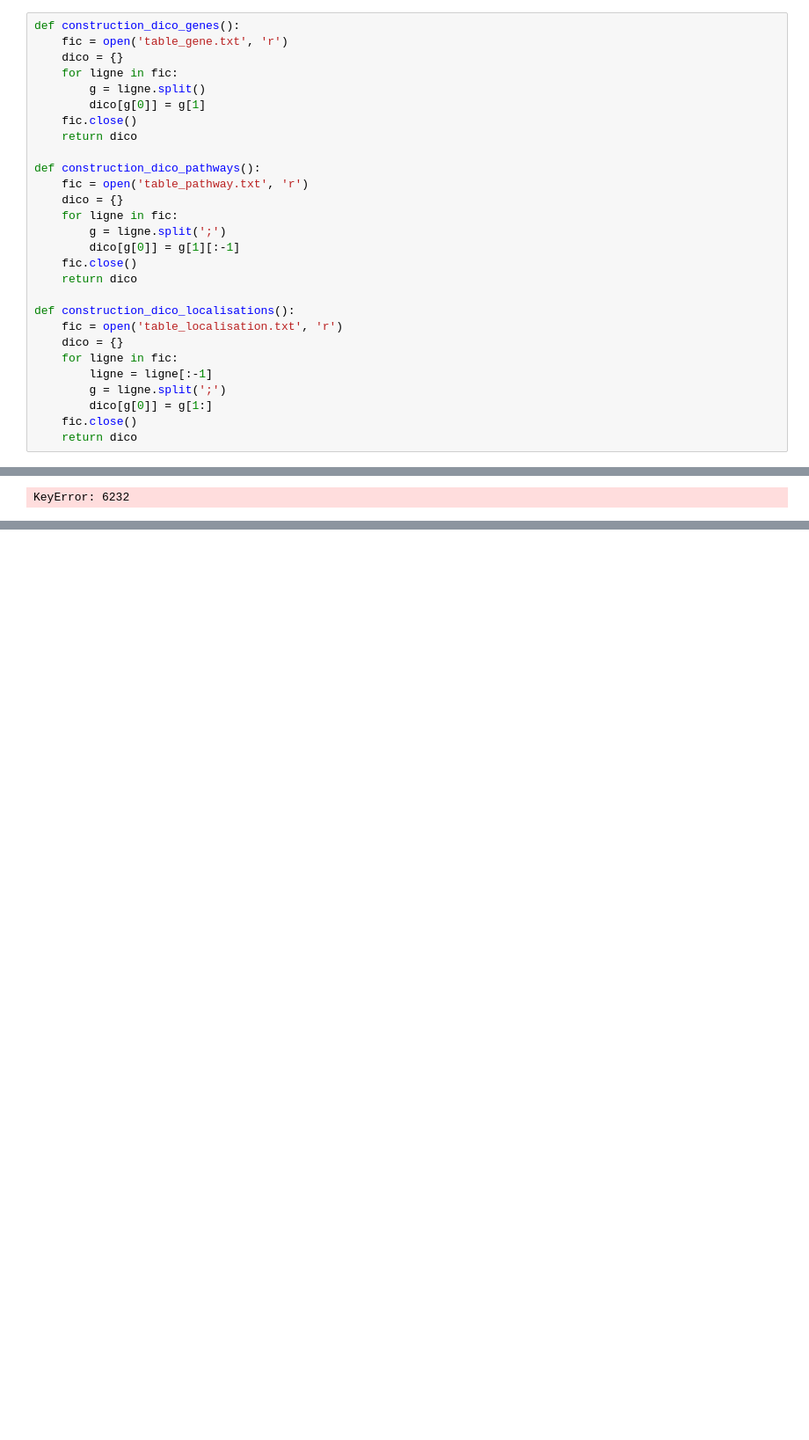
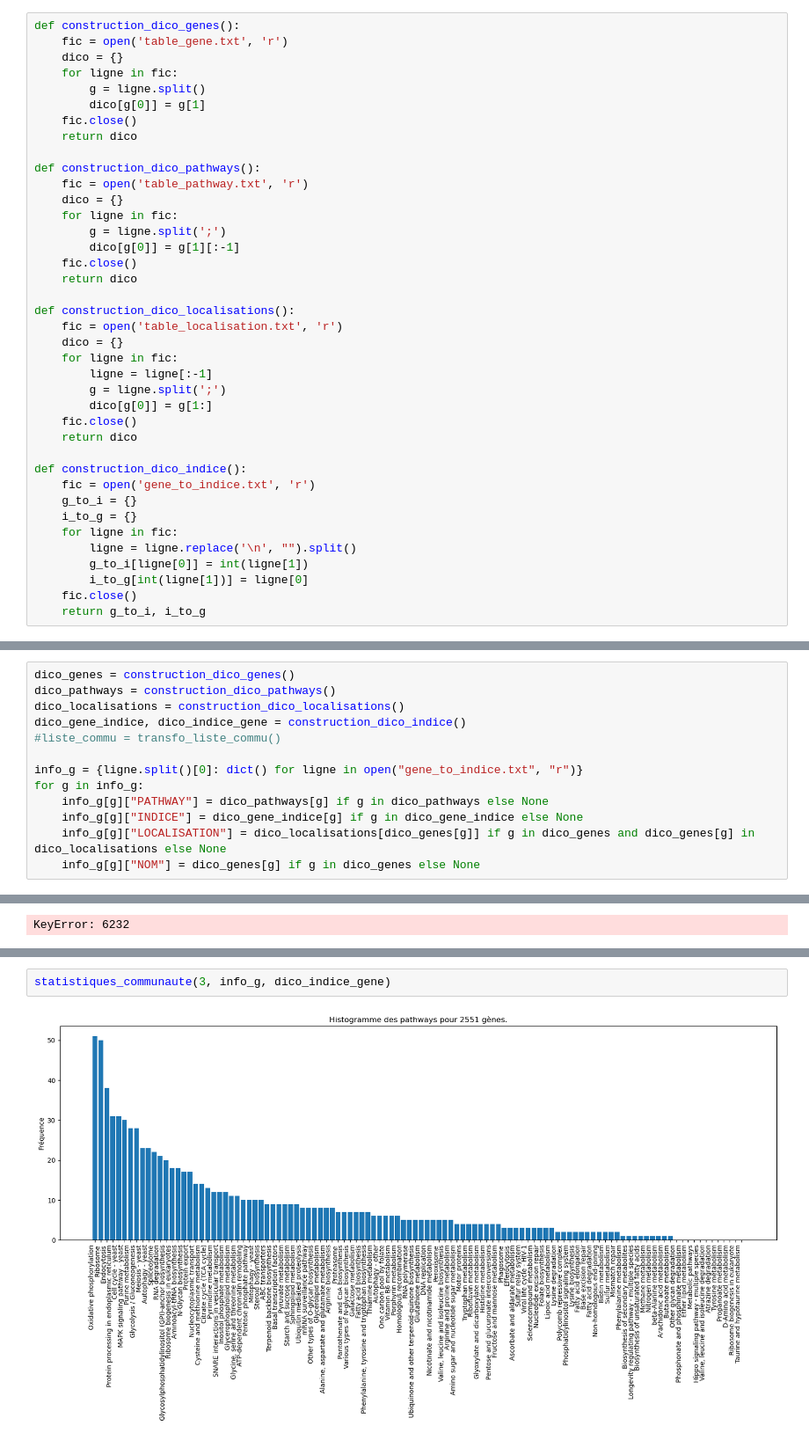
Before and after one commit to uvsq22100620/Projet-IN608, a Jupyter notebook: StatsCommu.ipynb, the cells around one changed output, grey strips where cells are left out. Shown at 88% size. Cells and saved outputs as stored; diff of their text form; blank space fills up the shorter version.

Commit message:
statistiques

```diff
--- a/StatsCommu.ipynb
+++ b/StatsCommu.ipynb
@@ -42,6 +42,17 @@ def construction_dico_localisations():
         dico[g[0]] = g[1:]
     fic.close()
     return dico
+
+def construction_dico_indice():
+    fic = open('gene_to_indice.txt', 'r')
+    g_to_i = {}
+    i_to_g = {}
+    for ligne in fic:
+        ligne = ligne.replace('\n', "").split()
+        g_to_i[ligne[0]] = int(ligne[1])
+        i_to_g[int(ligne[1])] = ligne[0]
+    fic.close()
+    return g_to_i, i_to_g
 # %%
 def transfo_liste_commu(liste_commu):
     nb_commus = max(liste_commu)
@@ -62,0 +64,13 @@ print(dico_localisations)
+# %%
+dico_genes = construction_dico_genes()
+dico_pathways = construction_dico_pathways()
+dico_localisations = construction_dico_localisations()
+dico_gene_indice, dico_indice_gene = construction_dico_indice()
+#liste_commu = transfo_liste_commu()
+
+info_g = {ligne.split()[0]: dict() for ligne in open("gene_to_indice.txt", "r")}
+for g in info_g:
+    info_g[g]["PATHWAY"] = dico_pathways[g] if g in dico_pathways else None
+    info_g[g]["INDICE"] = dico_gene_indice[g] if g in dico_gene_indice else None
+    info_g[g]["LOCALISATION"] = dico_localisations[dico_genes[g]] if g in dico_genes and dico_genes[g] in dico_localisations else None
+    info_g[g]["NOM"] = dico_genes[g] if g in dico_genes else None
@@ -164,0 +217,4 @@ False
+# %%
+statistiques_communaute(3, info_g, dico_indice_gene)
+# %% [output]
+[figure, added]
```
Also changed, not shown: parts of 10 cells of this notebook, 3 other files.
